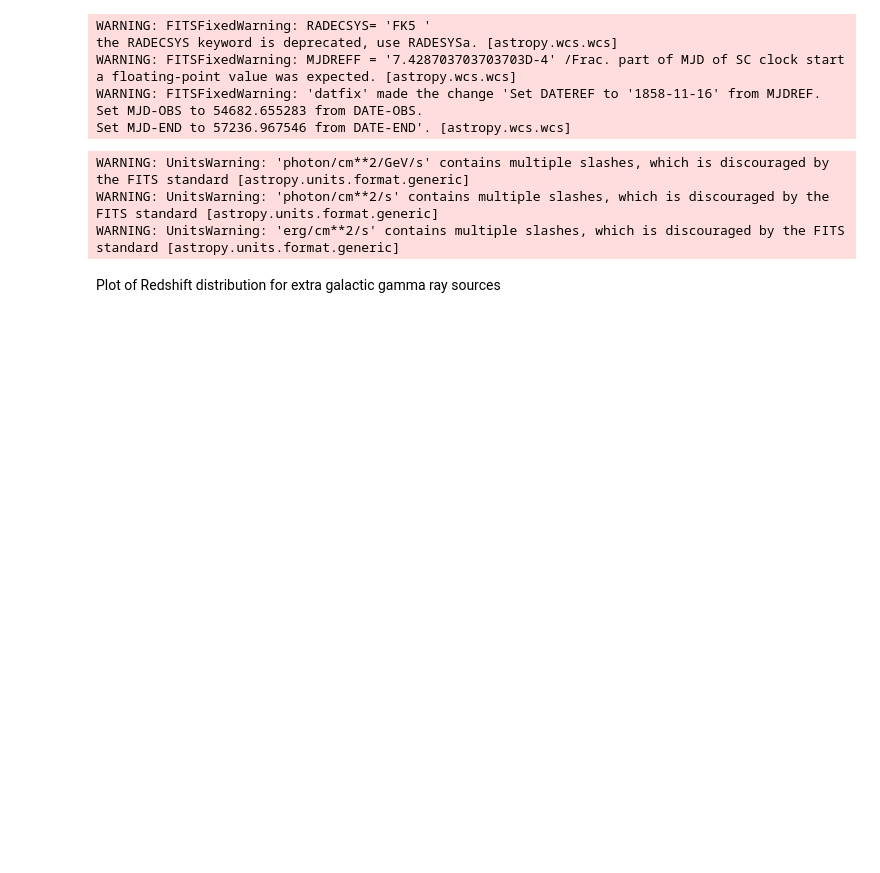
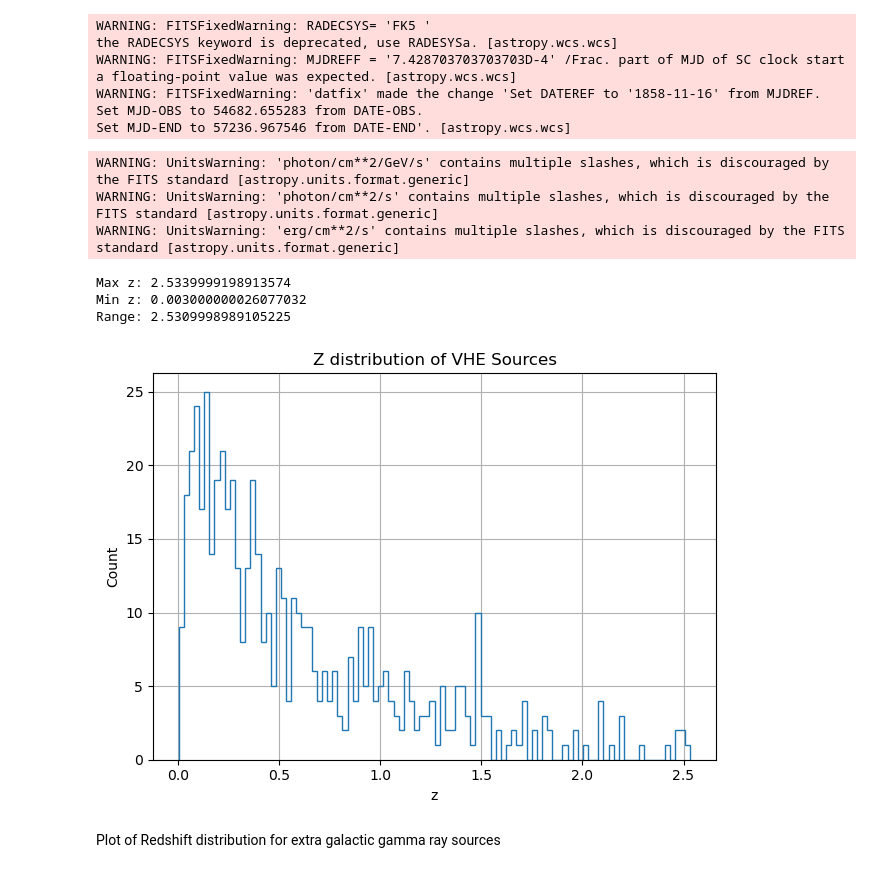
Before and after one commit to Cranberry-Juice/GRS-V, a Jupyter notebook: analysis.ipynb, the cells around one changed output. Drawn from its saved outputs; the diff is of its cells as text; code cells hidden in the pictures; blank space fills up the shorter version.

```diff
--- a/analysis.ipynb
+++ b/analysis.ipynb
@@ -197,19 +202,23 @@ z_data = gal_src['Redshift']
 z_mask = ~np.ma.getmaskarray(z_data) # z data is float, if no z data, it is an np.ma.mask object
 gal_src_wz = gal_src[z_mask] # Galactic Sources with redshift information
 # %%
-# Plots histogram of GRS Redshift
-# Out of curiousity
-# plt.hist(gal_src_wz['Redshift'], bins=100, histtype="step") # 100 bins chosen arbitrarily
-# plt.xlabel('z')
-# plt.ylabel('Count')
-# plt.title('Z distribution of VHE Sources')
-# plt.grid()
-# plt.tight_layout()
+# Plots histogram of Gamma Ray Source Redshift Distribution
+plt.hist(gal_src_wz['Redshift'], bins=100, histtype="step") # 100 bins chosen arbitrarily
+plt.xlabel('z')
+plt.ylabel('Count')
+plt.title('Z distribution of VHE Sources')
+plt.grid()
+plt.tight_layout()
 
-# # z range
-# max_z = gal_src_wz['Redshift'].max()
-# min_z = gal_src_wz['Redshift'].min()
-# print(f"Max z: {max_z}\nMin z: {min_z}\nRange: {max_z - min_z} ")
+# z range
+max_z = gal_src_wz['Redshift'].max()
+min_z = gal_src_wz['Redshift'].min()
+print(f"Max z: {max_z}\nMin z: {min_z}\nRange: {max_z - min_z} ")
+# %% [output]
+Max z: 2.5339999198913574
+Min z: 0.003000000026077032
+Range: 2.5309998989105225
+[figure, added]
 # %% [markdown]
 Plot of Redshift distribution for extra galactic gamma ray sources
 # %% [markdown]
```
Also changed, not shown: parts of 19 cells of this notebook, 1 other file.
